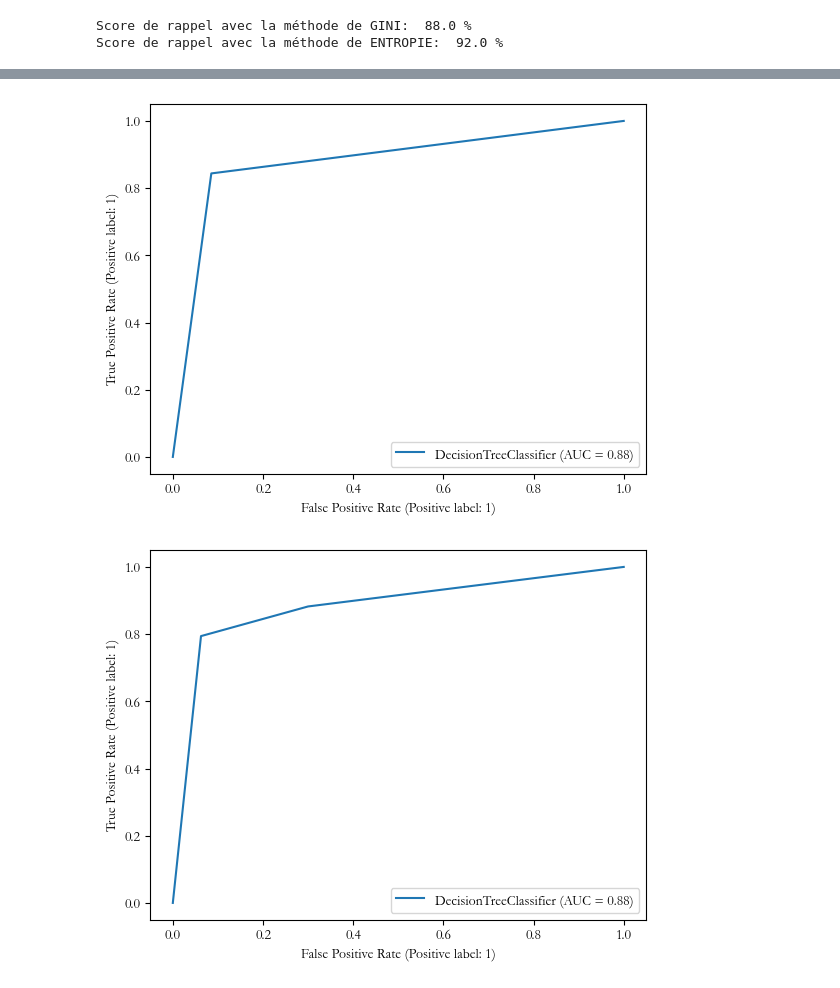
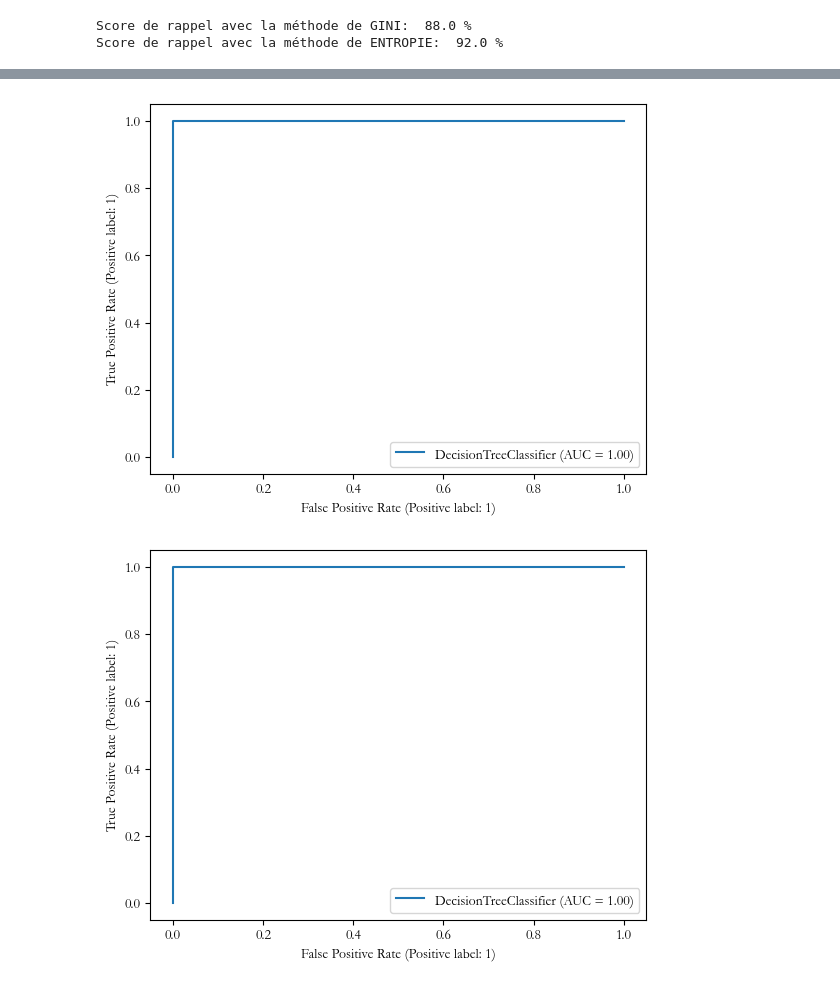
Before and after one commit to RMorana/DU_Data, a Jupyter notebook: ML Supervise Projet 2.ipynb, the cells around one changed output, grey strips where cells are left out. Drawn from its saved outputs; the diff is of its cells as text; code cells hidden in the pictures.

```diff
--- a/ML Supervise Projet 2.ipynb
+++ b/ML Supervise Projet 2.ipynb
@@ -448,16 +452,16 @@ plt.show()
 # %%
-# AUC
+# ROC Curve et AUC
 
 from sklearn import metrics
 from sklearn.metrics import RocCurveDisplay
 
-display = RocCurveDisplay.from_estimator(dt_entropy, X_test, y_pred_GINI)
-display = RocCurveDisplay.from_estimator(dt_gini, X_test, y_pred_Entropy)
+display = RocCurveDisplay.from_estimator(dt_entropy, X_test, y_pred_Entropy)
+display = RocCurveDisplay.from_estimator(dt_gini, X_test, y_pred_GINI)
 #display.plot()
 plt.show()
 # %% [output]
-[figure, old version]
+[figure, new version]
-[figure, old version]
+[figure, new version]
 # %%
 # Courbe Precision - Recall
 
```
Also changed, not shown: parts of 10 cells of this notebook, 2 other files.
